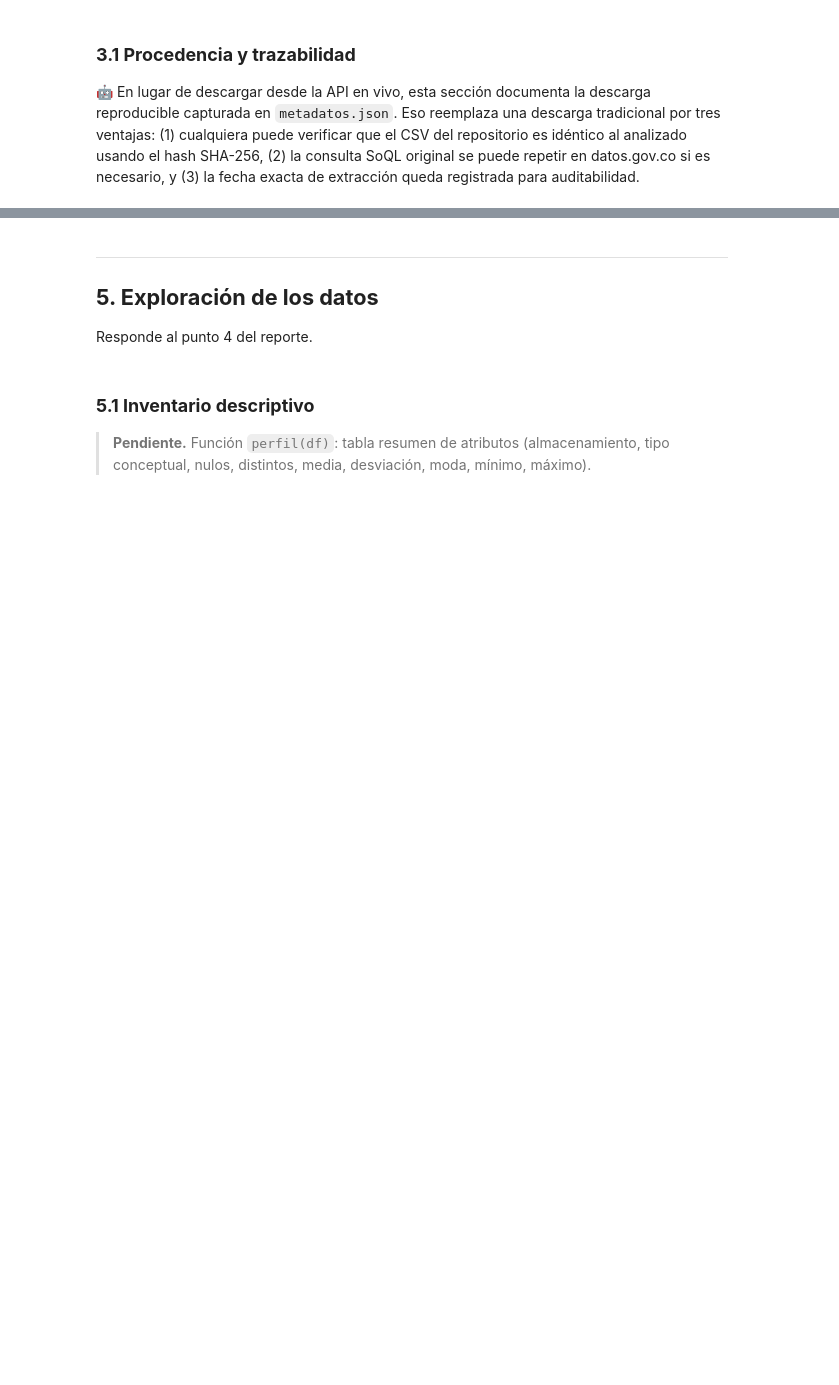
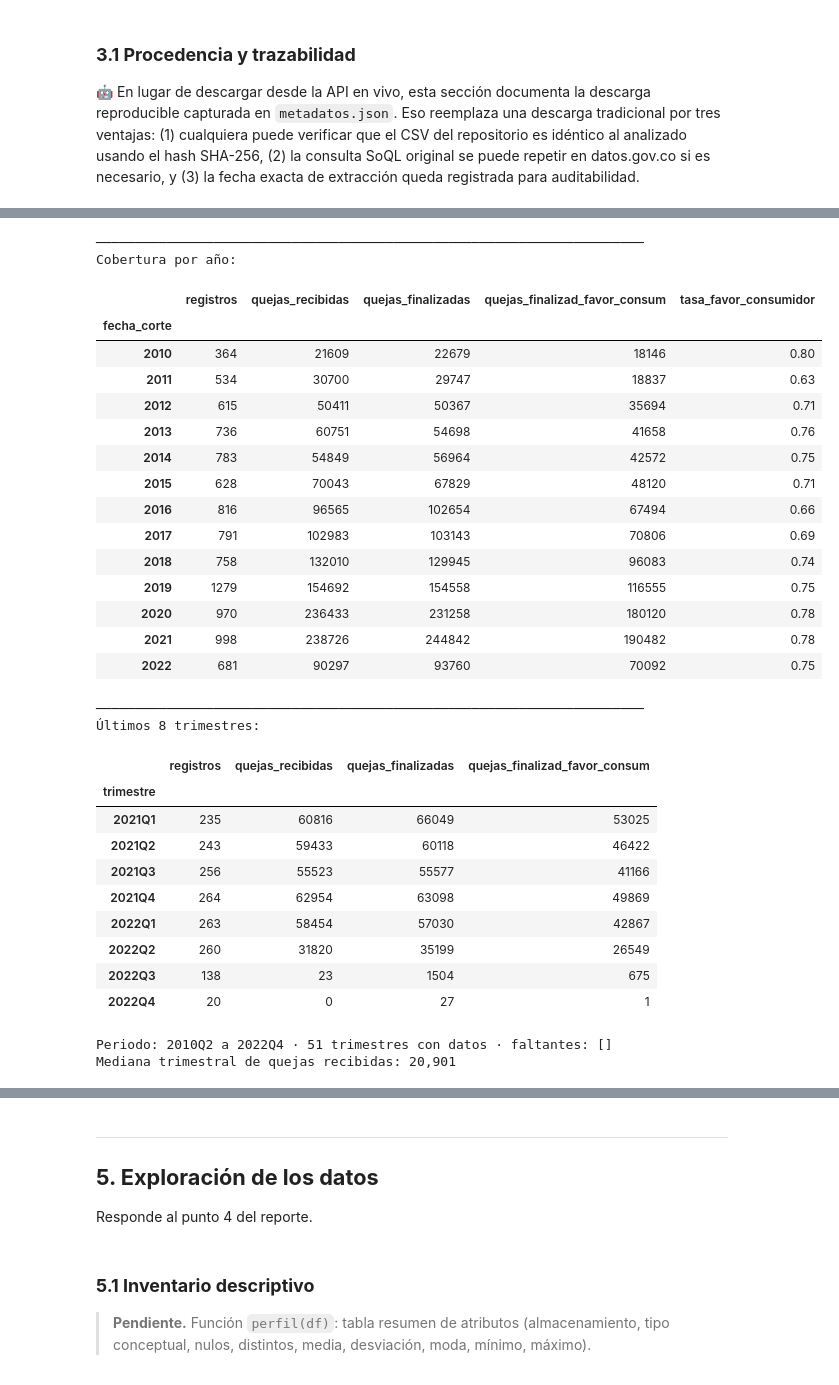
Before and after one commit to BautistaDavid/proyecto-final-gestion-datos, a Jupyter notebook: ProyectoFinal_DavidBautista_BelkyMayorga_FabianBecerra.ipynb, the cells around one changed output, grey strips where cells are left out. Saved outputs shown, nothing was run; the diff lists cells and outputs as text; code cells hidden in the pictures; blank space fills up the shorter version.

```diff
--- a/ProyectoFinal_DavidBautista_BelkyMayorga_FabianBecerra.ipynb
+++ b/ProyectoFinal_DavidBautista_BelkyMayorga_FabianBecerra.ipynb
@@ -336,25 +361,55 @@ print(f"   Total de combinaciones distintas: {len(grano):,}")
 # %%
-# Cobertura temporal
-print(f"\n{'─'*70}\nCobertura temporal:")
+quejas_sfc["trimestre"] = quejas_sfc["fecha_corte"].dt.to_period("Q")
+medidas = ["quejas_recibidas", "quejas_finalizadas", "quejas_finalizad_favor_consum"]
+quejas_sfc[medidas] = quejas_sfc[medidas].astype(int)
 
-# Por año
-por_ano = quejas_sfc.groupby(quejas_sfc["fecha_corte"].dt.year).size()
-print(f"\nQuejas por año:")
-display(por_ano.to_frame(name="Registros"))
+por_ano = quejas_sfc.groupby(quejas_sfc["fecha_corte"].dt.year).agg(
+    registros=("trimestre", "size"), **{m: (m, "sum") for m in medidas})
+por_ano["tasa_favor_consumidor"] = (por_ano["quejas_finalizad_favor_consum"] /
+                                    por_ano["quejas_finalizadas"]).round(3)
+print(f"{'─'*70}\nCobertura por año:")
+display(por_ano)
 
-# Por trimestre (últimos 8 trimestres)
-quejas_sfc["trimestre"] = quejas_sfc["fecha_corte"].dt.to_period("Q")
-por_trimestre = quejas_sfc.groupby("trimestre").size().tail(8)
-print(f"\nÚltimos 8 trimestres (la serie se apaga desde 2022T3):")
-display(por_trimestre.to_frame(name="Registros"))
+por_trimestre = quejas_sfc.groupby("trimestre").agg(
+    registros=("trimestre", "size"), **{m: (m, "sum") for m in medidas})
+print(f"\n{'─'*70}\nÚltimos 8 trimestres:")
+display(por_trimestre.tail(8))
 
-# Resumen
-fecha_min = quejas_sfc["fecha_corte"].min()
-fecha_max = quejas_sfc["fecha_corte"].max()
-q_min = (fecha_min.month - 1) // 3 + 1
-q_max = (fecha_max.month - 1) // 3 + 1
-print(f"\n✓ Período: {fecha_min.year}-Q{q_min} a {fecha_max.year}-Q{q_max} (trimestral)")
-print(f"✓ Desde 2022T3 hay 0 o muy pocas quejas")
-print(f"🤖 Esto justifica usar Smartsupervision (xyy7-rn7p) como continuación")
-print(f"   desde 2023 con granularidad mensual.")
+trimestres_esperados = pd.period_range(por_trimestre.index.min(), por_trimestre.index.max(), freq="Q")
+print(f"Periodo: {por_trimestre.index.min()} a {por_trimestre.index.max()} · "
+      f"{len(por_trimestre)} trimestres con datos · "
+      f"faltantes: {list(trimestres_esperados.difference(por_trimestre.index).astype(str))}")
+print(f"Mediana trimestral de quejas recibidas: {por_trimestre['quejas_recibidas'].median():,.0f}")
+# %% [output]
+──────────────────────────────────────────────────────────────────────
+Cobertura por año:
+|  | registros | quejas_recibidas | quejas_finalizadas | quejas_finalizad_favor_consum | tasa_favor_consumidor |
+| fecha_corte |  |  |  |  |  |
+| 2010 | 364 | 21609 | 22679 | 18146 | 0.80 |
+| 2011 | 534 | 30700 | 29747 | 18837 | 0.63 |
+| 2012 | 615 | 50411 | 50367 | 35694 | 0.71 |
+| 2013 | 736 | 60751 | 54698 | 41658 | 0.76 |
+| 2014 | 783 | 54849 | 56964 | 42572 | 0.75 |
+| 2015 | 628 | 70043 | 67829 | 48120 | 0.71 |
+| 2016 | 816 | 96565 | 102654 | 67494 | 0.66 |
+| 2017 | 791 | 102983 | 103143 | 70806 | 0.69 |
+| 2018 | 758 | 132010 | 129945 | 96083 | 0.74 |
+| 2019 | 1279 | 154692 | 154558 | 116555 | 0.75 |
+| 2020 | 970 | 236433 | 231258 | 180120 | 0.78 |
+| 2021 | 998 | 238726 | 244842 | 190482 | 0.78 |
+| 2022 | 681 | 90297 | 93760 | 70092 | 0.75 |
+──────────────────────────────────────────────────────────────────────
+Últimos 8 trimestres:
+|  | registros | quejas_recibidas | quejas_finalizadas | quejas_finalizad_favor_consum |
+| trimestre |  |  |  |  |
+| 2021Q1 | 235 | 60816 | 66049 | 53025 |
+| 2021Q2 | 243 | 59433 | 60118 | 46422 |
+| 2021Q3 | 256 | 55523 | 55577 | 41166 |
+| 2021Q4 | 264 | 62954 | 63098 | 49869 |
+| 2022Q1 | 263 | 58454 | 57030 | 42867 |
+| 2022Q2 | 260 | 31820 | 35199 | 26549 |
+| 2022Q3 | 138 | 23 | 1504 | 675 |
+| 2022Q4 | 20 | 0 | 27 | 1 |
+Periodo: 2010Q2 a 2022Q4 · 51 trimestres con datos · faltantes: []
+Mediana trimestral de quejas recibidas: 20,901
 # %%
```
Also changed, not shown: parts of 48 cells of this notebook.
